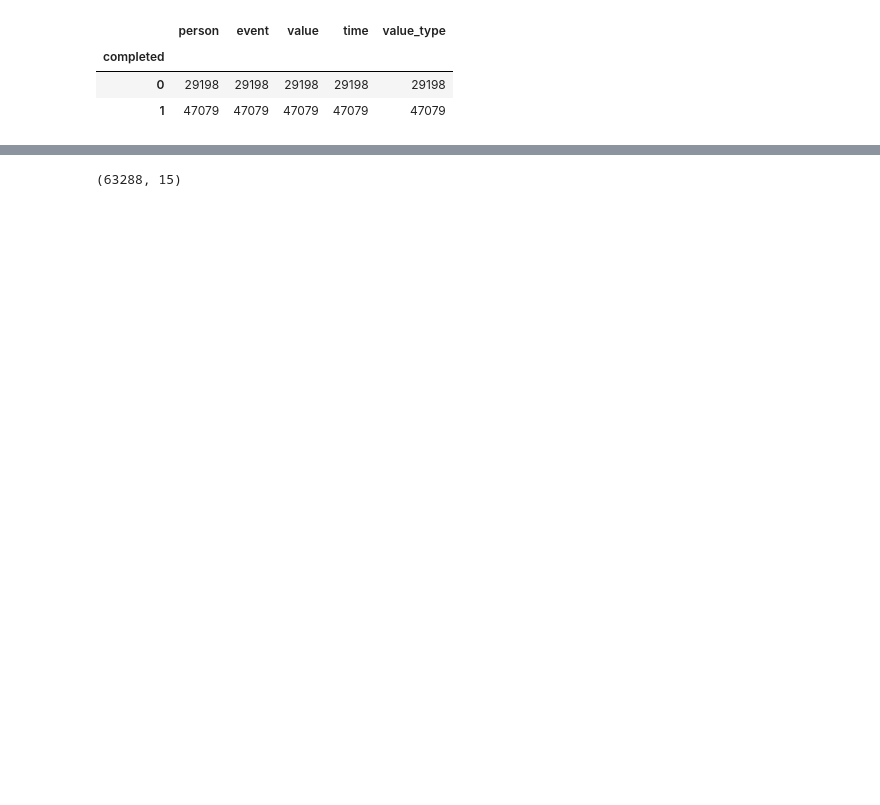
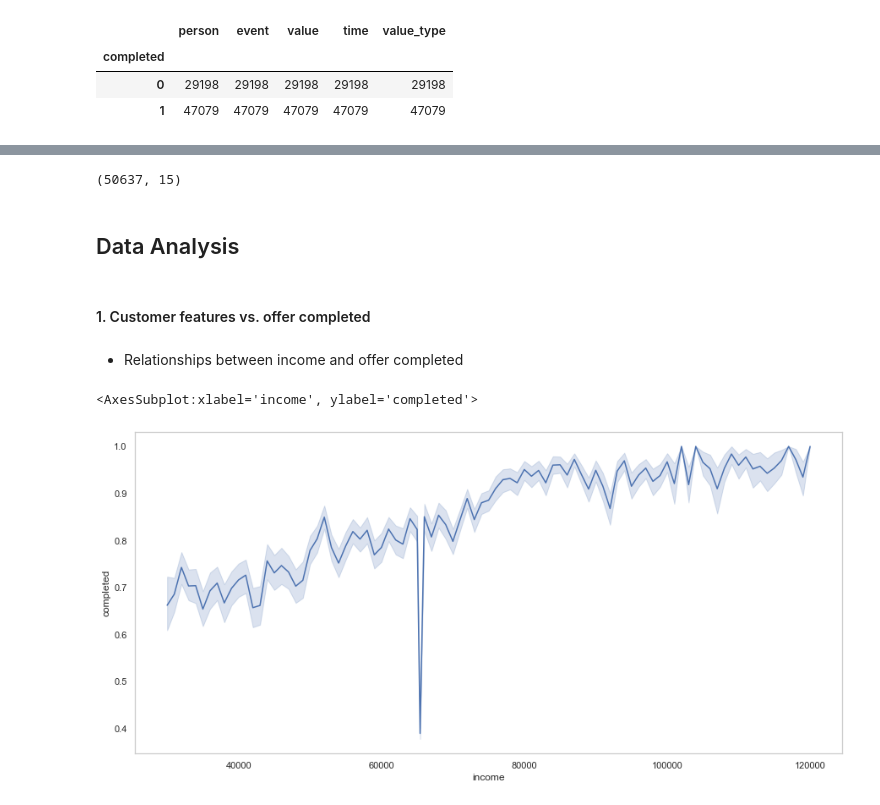
Before and after one commit to claudiazi/UdacityDataScientistNanoDegree, a Jupyter notebook: Projects/starbucks_capstone/Starbucks_Capstone_notebook.ipynb, the cells around one changed output, grey strips where cells are left out. Cells and saved outputs as stored; diff of their text form; code cells hidden in the pictures; blank space fills up the shorter version.

```diff
--- a/Projects/starbucks_capstone/Starbucks_Capstone_notebook.ipynb
+++ b/Projects/starbucks_capstone/Starbucks_Capstone_notebook.ipynb
@@ -345,3 +293,6 @@ df_all = pd.merge(df_all, portfolio, how='inner', left_on='value',right_on='id')
+# %%
+# delete the offer_type == 'informational'
+df_all = df_all[df_all['offer_type'] != 'informational']
 # %%
 df_all = df_all.drop(['id_x', 'id_y'], axis=1)
 # %%
@@ -396,4 +347,20 @@ dtype: int64
 # %%
 df_all.shape
 # %% [output]
-(63288, 15)
+(50637, 15)
+# %% [markdown]
+<a id='Data Analysis'></a>
+## Data Analysis
+# %%
+sns.set(rc={"figure.figsize": (15, 7)})
+sns.set_style("whitegrid", {"axes.grid": False})
+sns.set_context("notebook")  # "talk", "notebook"
+# %% [markdown]
+#### 1. Customer features vs. offer completed
+# %% [markdown]
+- Relationships between income and offer completed
+# %%
+sns.lineplot(data=df_all, x="income", y="completed")
+# %% [output]
+<AxesSubplot:xlabel='income', ylabel='completed'>
+[figure, added]
```
Also changed, not shown: parts of 57 cells of this notebook, 1 other file.
